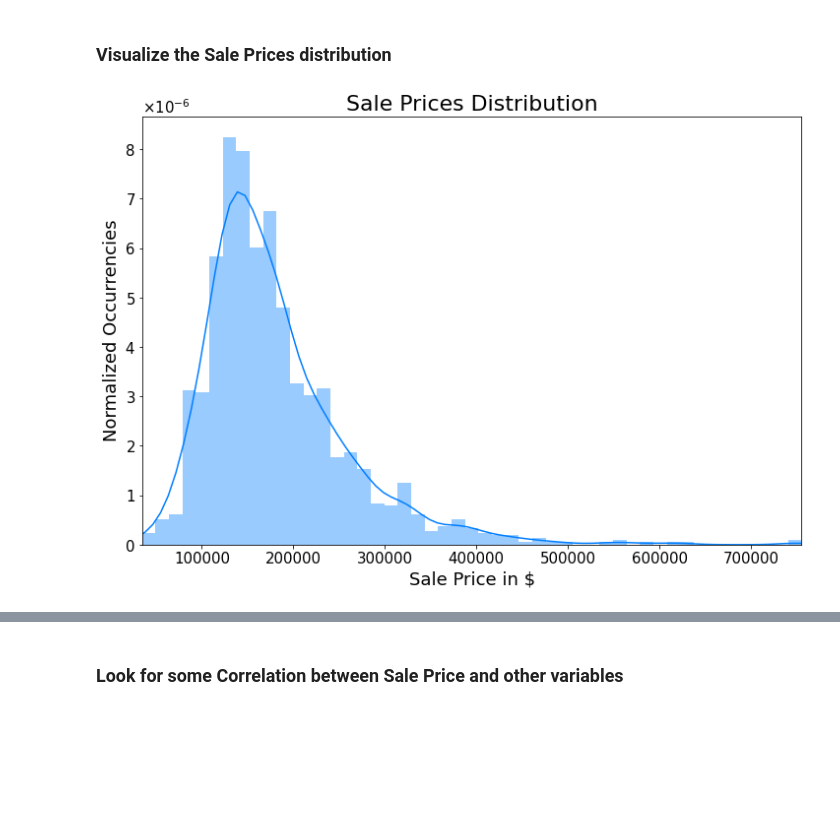
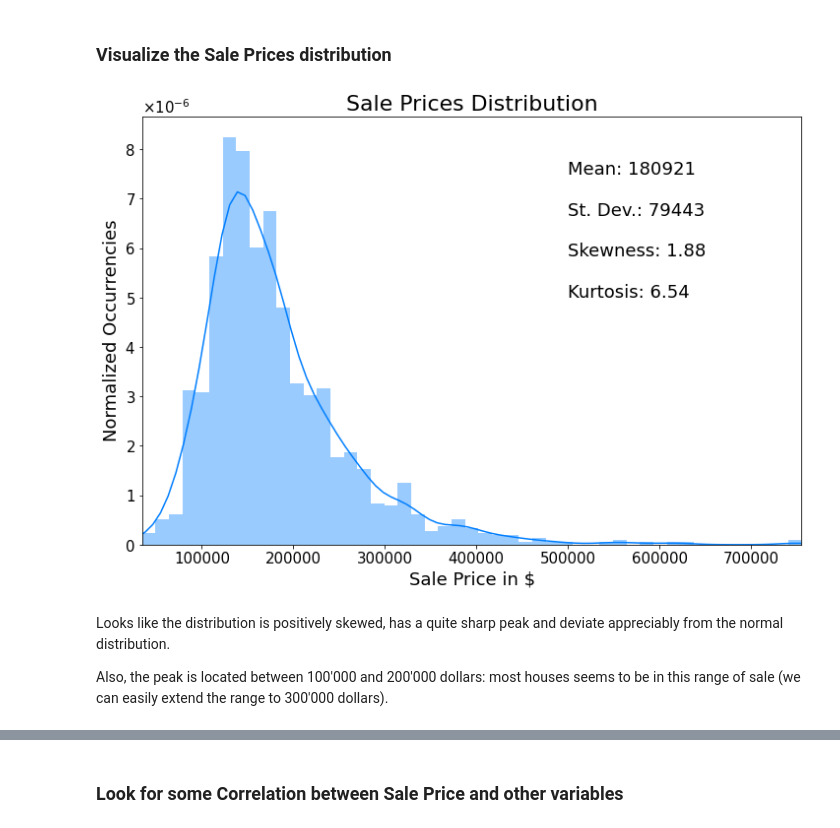
Before and after one commit to niklai99/House-Prices, a Jupyter notebook: house_pricing.ipynb, the cells around one changed output, grey strips where cells are left out. Drawn from its saved outputs; the diff is of its cells as text; code cells hidden in the pictures; blank space fills up the shorter version.

```diff
--- a/house_pricing.ipynb
+++ b/house_pricing.ipynb
@@ -59,21 +56,46 @@ Name: SalePrice, dtype: float64
 # %% [markdown]
 ### Visualize the Sale Prices distribution
 # %%
+#figure setup
 fig = plt.figure(figsize=(12,8))
 ax = fig.add_subplot(1, 1, 1)
 
+#distribution plot
 sns.distplot(df_train['SalePrice'], color = '#007EFF', hist = True, ax = ax)
 
+#axis limits
 ax.set_xlim(left = df_train['SalePrice'].min(), right = df_train['SalePrice'].max())
 
+#axis labels
 ax.set_xlabel('Sale Price in $', fontsize = 18)
 ax.set_ylabel('Normalized Occurrencies', fontsize = 18)
+
+#title
 ax.set_title('Sale Prices Distribution', fontsize = 22)
 
+#axis ticks
 ax.tick_params(axis = 'both', which = 'major', labelsize = 15)
 ax.yaxis.get_offset_text().set_fontsize(15)
 ax.yaxis.set_major_formatter(ScalarFormatter(useMathText=True))
 
+#mean
+m = 'Mean: ' + format(df_train['SalePrice'].mean(), '.0f')
+
+#standard deviation
+std = 'St. Dev.: ' + format(df_train['SalePrice'].std(), '.0f')
+
+#skewness
+s = 'Skewness: ' + format(df_train['SalePrice'].skew(), '.2f')
+
+#kurtosis
+k = 'Kurtosis: ' + format(df_train['SalePrice'].kurt(), '.2f')
+
+ax.text(50e4, 5e-6, m + '\n' + '\n' + std + '\n' + '\n' + s + '\n' + '\n' + k, fontsize = 18)
+
 plt.show()
 # %% [output]
-[figure, old version]
+[figure, new version]
+# %% [markdown]
+Looks like the distribution is positively skewed, has a quite sharp peak and deviate appreciably from the normal distribution.
+
+Also, the peak is located between 100'000 and 200'000 dollars: most houses seems to be in this range of sale (we can easily extend the range to 300'000 dollars).
```
Also changed, not shown: parts of 22 cells of this notebook.
